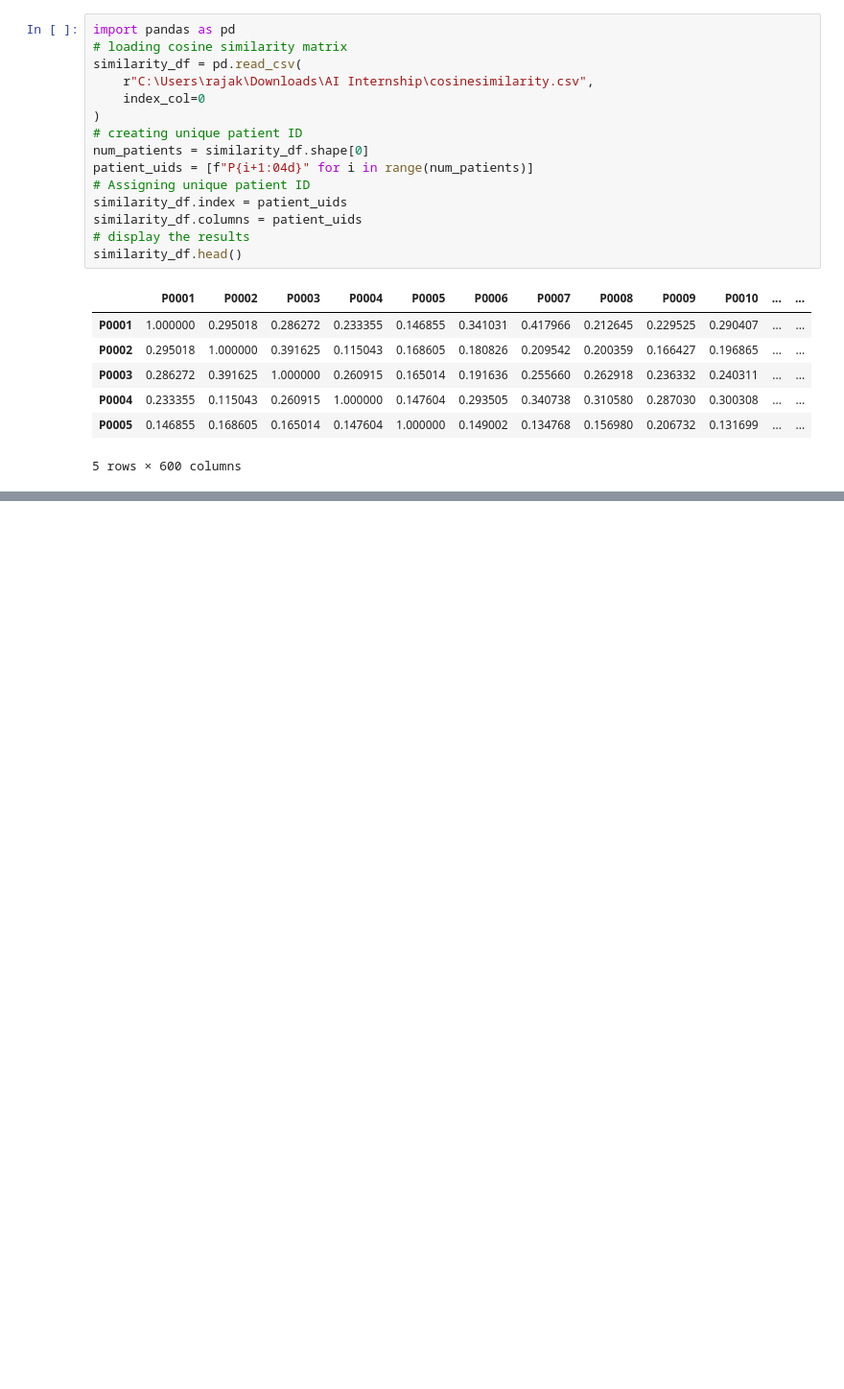
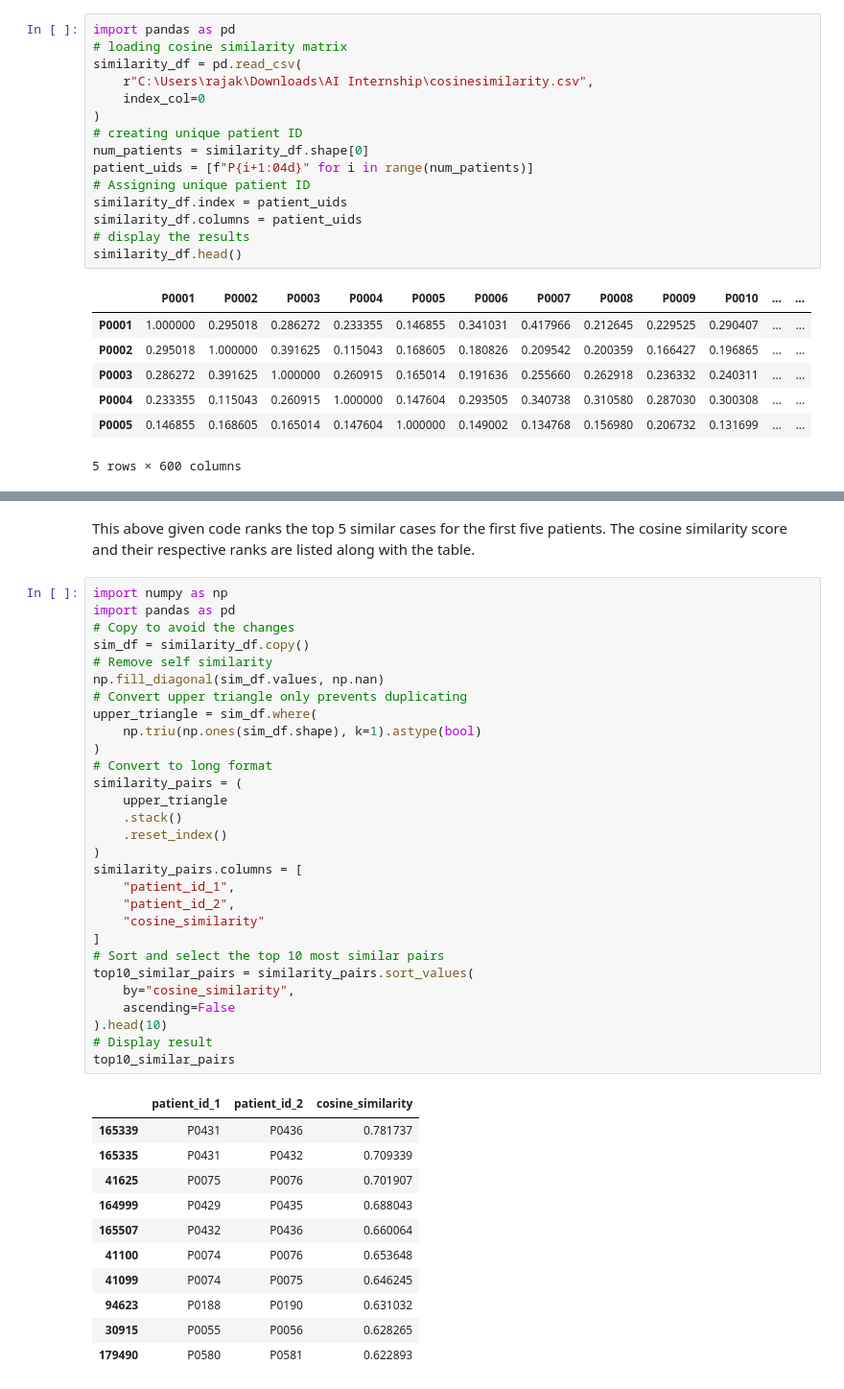
Before and after one commit to rajagowtham0/Week-2, a Jupyter notebook: Week2-Day4.ipynb, the cells around one changed output, grey strips where cells are left out. Shown at 96% size. Drawn from its saved outputs; the diff is of its cells as text; blank space fills up the shorter version.

```diff
--- a/Week2-Day4.ipynb
+++ b/Week2-Day4.ipynb
@@ -127,0 +172,43 @@ This unique patient helps in accurate identification of patients and easier comp
+# %% [markdown]
+This above given code ranks the top 5 similar cases for the first five patients. The cosine similarity score and their respective ranks are listed along with the table.
+# %%
+import numpy as np
+import pandas as pd
+# Copy to avoid the changes
+sim_df = similarity_df.copy()
+# Remove self similarity
+np.fill_diagonal(sim_df.values, np.nan)
+# Convert upper triangle only prevents duplicating
+upper_triangle = sim_df.where(
+    np.triu(np.ones(sim_df.shape), k=1).astype(bool)
+)
+# Convert to long format
+similarity_pairs = (
+    upper_triangle
+    .stack()
+    .reset_index()
+)
+similarity_pairs.columns = [
+    "patient_id_1",
+    "patient_id_2",
+    "cosine_similarity"
+]
+# Sort and select the top 10 most similar pairs
+top10_similar_pairs = similarity_pairs.sort_values(
+    by="cosine_similarity",
+    ascending=False
+).head(10)
+# Display result
+top10_similar_pairs
+# %% [output]
+|  | patient_id_1 | patient_id_2 | cosine_similarity |
+| 165339 | P0431 | P0436 | 0.781737 |
+| 165335 | P0431 | P0432 | 0.709339 |
+| 41625 | P0075 | P0076 | 0.701907 |
+| 164999 | P0429 | P0435 | 0.688043 |
+| 165507 | P0432 | P0436 | 0.660064 |
+| 41100 | P0074 | P0076 | 0.653648 |
+| 41099 | P0074 | P0075 | 0.646245 |
+| 94623 | P0188 | P0190 | 0.631032 |
+| 30915 | P0055 | P0056 | 0.628265 |
+| 179490 | P0580 | P0581 | 0.622893 |
```
Also changed, not shown: parts of 3 cells of this notebook.
